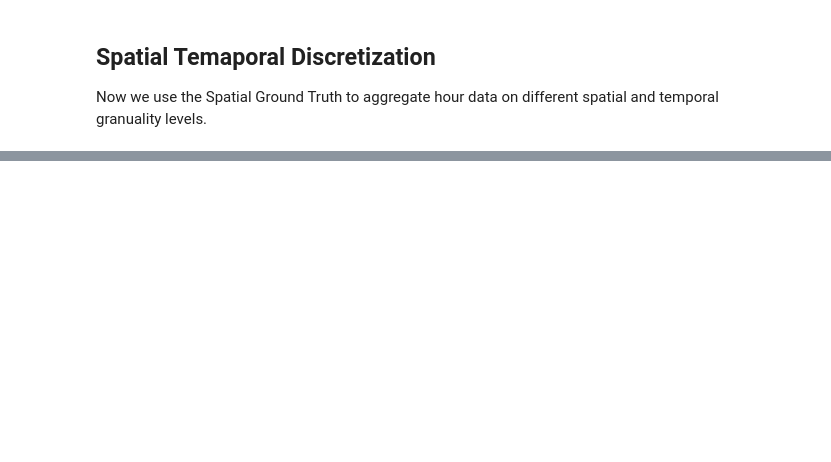
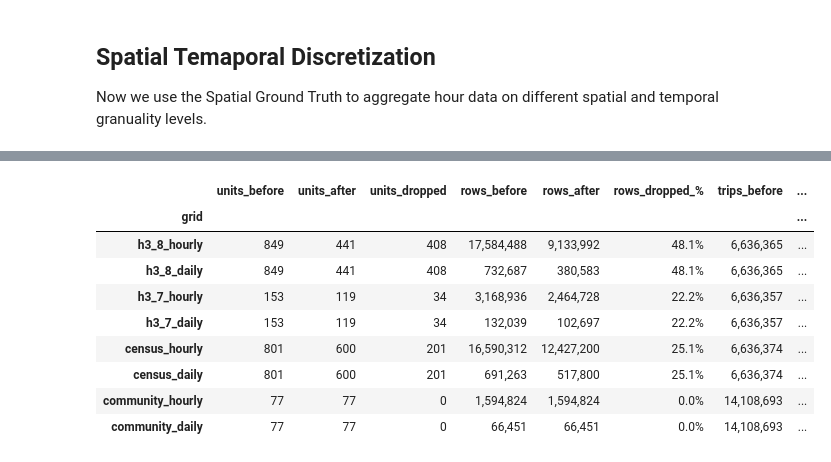
Before and after one commit to larissatheilmann/AAA_Project_Group7, a Jupyter notebook: notebooks/1.4 TemporalSpatialDiscretization.ipynb, the cells around one changed output, grey strips where cells are left out. Drawn from its saved outputs; the diff is of its cells as text; code cells hidden in the pictures; blank space fills up the shorter version.

```diff
--- a/notebooks/1.4 TemporalSpatialDiscretization.ipynb
+++ b/notebooks/1.4 TemporalSpatialDiscretization.ipynb
@@ -105,14 +212,21 @@ daily_timestamps = pd.date_range(start=min_timestamp, end=max_timestamp, freq='D
 ## Spatial Temaporal Discretization
 Now we use the Spatial Ground Truth to aggregate hour data on different spatial and temporal granuality levels.
 # %%
-# Define aggregations specifically for the Pickups
+def most_common_company(x):
+    # mode() is the slowest step of the whole aggregation, so call it once per group, not twice.
+    modes = x.mode()
+    return modes.iloc[0] if len(modes) else np.nan
+
+
+# Define aggregations specifically for the Pickups.
+# 'Trip ID' is never null, so group size is the trip count and we can skip loading the column.
 pickup_aggregations = {
-    'Total_Trip_Start': ('Trip ID', 'count'),
+    'Total_Trip_Start': ('Taxi ID', 'size'),
     'Unique Taxis': ('Taxi ID', 'nunique'),
     'AvgTripSeconds': ('Trip Seconds', 'mean'),
     'AvgTripMiles': ('Trip Miles', 'mean'),
     'AvgFare': ('Trip Total', 'mean'),
-    'MostCommonCompany': ('Company', lambda x: x.mode()[0] if not x.mode().empty else np.nan),
+    'MostCommonCompany': ('Company', most_common_company),
     'CompanyCount': ('Company', 'nunique'),
     # TODO: Mean might not be the best way to aggregate lat/lon values, consider using the centroid of the H3 cell instead
     'PickupLongitude': ('Pickup Centroid Longitude', 'mean'),
@@ -121,7 +235,7 @@ pickup_aggregations = {
 
 # Define aggregations specifically for the Dropoffs
 dropoff_aggregations = {
-    'Total_Trip_End': ('Trip ID', 'count')
+    'Total_Trip_End': ('Taxi ID', 'size')
 }
 # %%
 # The census/community codes are float64 in the taxi data (e.g. 8.0) but strings in the
@@ -219,0 +424,69 @@ print("All spatial and temporal aggregation levels processed successfully.")
+# %%
+def grid_stats(df, grid_col):
+    """Descriptive stats for one grid, used to compare the full and reduced versions."""
+    demand = df['Total_Trip_Start']
+    return {
+        'units': df[grid_col].nunique(),
+        'rows': len(df),
+        'trips': int(demand.sum()),
+        'zero_rows_%': (demand == 0).mean() * 100,
+        'nan_avgfare_%': df['AvgFare'].isna().mean() * 100,
+        'mean_demand': demand.mean(),
+        'median_demand': demand.median(),
+        'std_demand': demand.std(),
+        'max_demand': demand.max(),
+    }
+
+
+rows = []
+for (spatial_level, temporal_level), full in grids_full.items():
+    grid_col = spatial_map[spatial_level]['grid']
+    reduced = grids_reduced[(spatial_level, temporal_level)]
+
+    before = grid_stats(full, grid_col)
+    after = grid_stats(reduced, grid_col)
+    rows.append({
+        'grid': f'{spatial_level}_{temporal_level}',
+        **{f'{k}_before': v for k, v in before.items()},
+        **{f'{k}_after': v for k, v in after.items()},
+        'units_dropped': before['units'] - after['units'],
+        'rows_dropped_%': (1 - after['rows'] / before['rows']) * 100,
+        'trips_lost': before['trips'] - after['trips'],
+    })
+
+reduction_stats = pd.DataFrame(rows).set_index('grid')
+
+# The headline comparison: how much of each grid was dead weight, and confirmation that dropping it
+# costs zero trips.
+overview = reduction_stats[[
+    'units_before', 'units_after', 'units_dropped',
+    'rows_before', 'rows_after', 'rows_dropped_%',
+    'trips_before', 'trips_lost',
+]]
+print('SIZE OF THE REDUCTION')
+display(overview.style.format({
+    'units_before': '{:,.0f}', 'units_after': '{:,.0f}', 'units_dropped': '{:,.0f}',
+    'rows_before': '{:,.0f}', 'rows_after': '{:,.0f}', 'rows_dropped_%': '{:.1f}%',
+    'trips_before': '{:,.0f}', 'trips_lost': '{:,.0f}',
+}))
+
+# How the demand distribution changes once the structural zeros are gone.
+distribution = reduction_stats[[
+    'zero_rows_%_before', 'zero_rows_%_after',
+    'nan_avgfare_%_before', 'nan_avgfare_%_after',
+    'mean_demand_before', 'mean_demand_after',
+    'std_demand_before', 'std_demand_after',
+    'max_demand_before',
+]]
+print('\nEFFECT ON THE DEMAND DISTRIBUTION')
+display(distribution.style.format({
+    'zero_rows_%_before': '{:.1f}%', 'zero_rows_%_after': '{:.1f}%',
+    'nan_avgfare_%_before': '{:.1f}%', 'nan_avgfare_%_after': '{:.1f}%',
+    'mean_demand_before': '{:.2f}', 'mean_demand_after': '{:.2f}',
+    'std_demand_before': '{:.2f}', 'std_demand_after': '{:.2f}',
+    'max_demand_before': '{:,.0f}',
+}))
+
+assert (reduction_stats['trips_lost'] == 0).all(), 'reduction dropped trips -- it must not'
+print('\nOK: every trip is retained at every level; only all-zero rows were removed.')
+# %% [output]
@@ -219,0 +494,10 @@ print("All spatial and temporal aggregation levels processed successfully.")
+|  | units_before | units_after | units_dropped | rows_before | rows_after | rows_dropped_% | trips_before | ... |
+| grid |  |  |  |  |  |  |  | ... |
+| h3_8_hourly | 849 | 441 | 408 | 17,584,488 | 9,133,992 | 48.1% | 6,636,365 | ... |
+| h3_8_daily | 849 | 441 | 408 | 732,687 | 380,583 | 48.1% | 6,636,365 | ... |
+| h3_7_hourly | 153 | 119 | 34 | 3,168,936 | 2,464,728 | 22.2% | 6,636,357 | ... |
+| h3_7_daily | 153 | 119 | 34 | 132,039 | 102,697 | 22.2% | 6,636,357 | ... |
+| census_hourly | 801 | 600 | 201 | 16,590,312 | 12,427,200 | 25.1% | 6,636,374 | ... |
+| census_daily | 801 | 600 | 201 | 691,263 | 517,800 | 25.1% | 6,636,374 | ... |
+| community_hourly | 77 | 77 | 0 | 1,594,824 | 1,594,824 | 0.0% | 14,108,693 | ... |
+| community_daily | 77 | 77 | 0 | 66,451 | 66,451 | 0.0% | 14,108,693 | ... |
```
Also changed, not shown: parts of 8 cells of this notebook, 5 other files.
